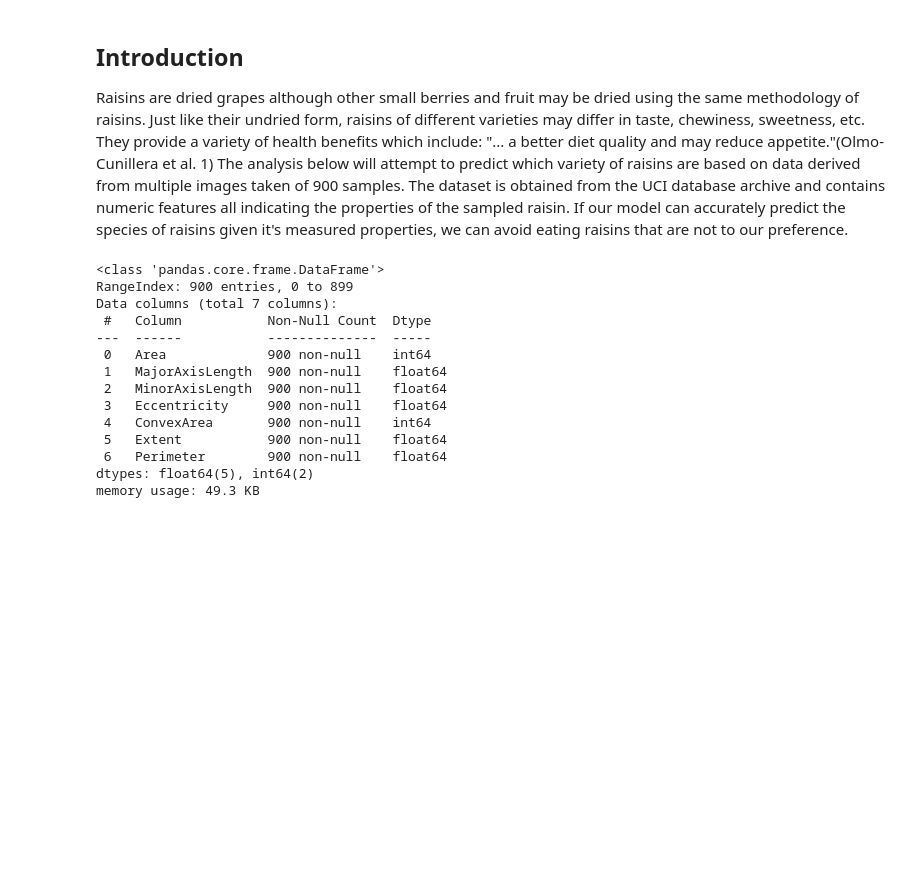
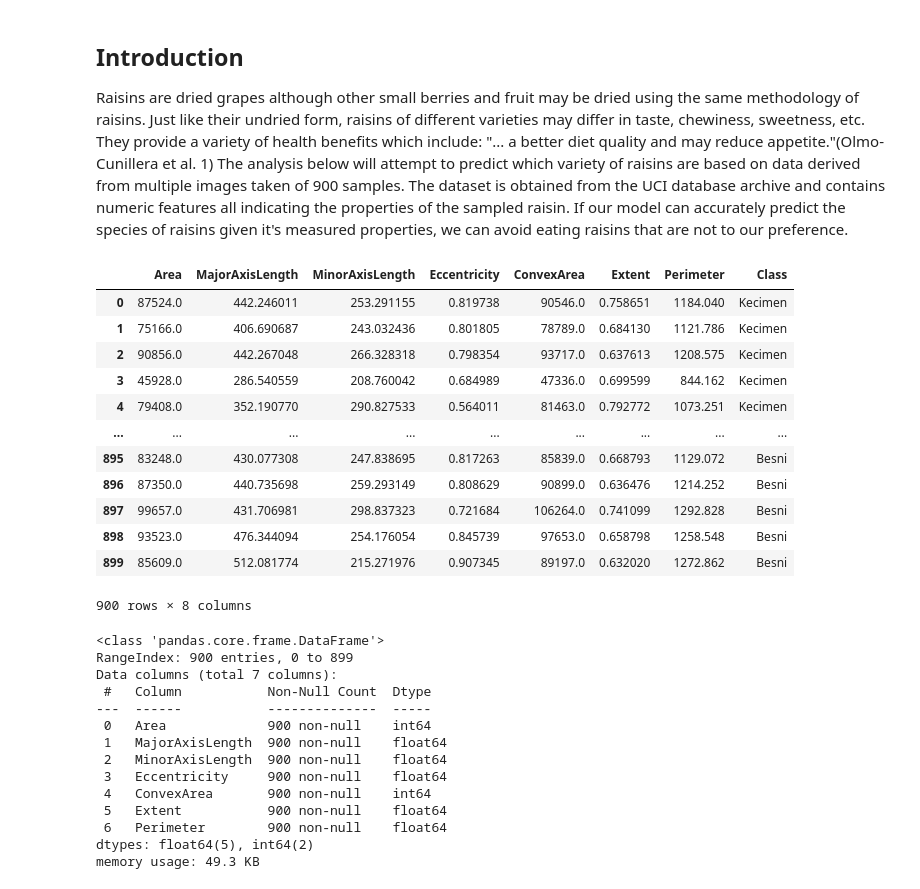
Before and after one commit to ybaher/raisin_classification, a Jupyter notebook: crazy_raisins.ipynb, the cells around one changed output. Saved outputs shown, nothing was run; the diff lists cells and outputs as text; code cells hidden in the pictures; blank space fills up the shorter version.

```diff
--- a/crazy_raisins.ipynb
+++ b/crazy_raisins.ipynb
@@ -23,6 +26,25 @@ import matplotlib.pyplot as plt
 
 
 raisin = fetch_ucirepo(id=850)
+# %%
+df = pd.concat([raisin.data.features, raisin.data.targets], axis=1)
+df["Area"] = df["Area"].astype(float)
+df["ConvexArea"] = df["ConvexArea"].astype(float)
+df
+# %% [output]
+|  | Area | MajorAxisLength | MinorAxisLength | Eccentricity | ConvexArea | Extent | Perimeter | Class |
+| 0 | 87524.0 | 442.246011 | 253.291155 | 0.819738 | 90546.0 | 0.758651 | 1184.040 | Kecimen |
+| 1 | 75166.0 | 406.690687 | 243.032436 | 0.801805 | 78789.0 | 0.684130 | 1121.786 | Kecimen |
+| 2 | 90856.0 | 442.267048 | 266.328318 | 0.798354 | 93717.0 | 0.637613 | 1208.575 | Kecimen |
+| 3 | 45928.0 | 286.540559 | 208.760042 | 0.684989 | 47336.0 | 0.699599 | 844.162 | Kecimen |
+| 4 | 79408.0 | 352.190770 | 290.827533 | 0.564011 | 81463.0 | 0.792772 | 1073.251 | Kecimen |
+| ... | ... | ... | ... | ... | ... | ... | ... | ... |
+| 895 | 83248.0 | 430.077308 | 247.838695 | 0.817263 | 85839.0 | 0.668793 | 1129.072 | Besni |
+| 896 | 87350.0 | 440.735698 | 259.293149 | 0.808629 | 90899.0 | 0.636476 | 1214.252 | Besni |
+| 897 | 99657.0 | 431.706981 | 298.837323 | 0.721684 | 106264.0 | 0.741099 | 1292.828 | Besni |
+| 898 | 93523.0 | 476.344094 | 254.176054 | 0.845739 | 97653.0 | 0.658798 | 1258.548 | Besni |
+| 899 | 85609.0 | 512.081774 | 215.271976 | 0.907345 | 89197.0 | 0.632020 | 1272.862 | Besni |
+900 rows × 8 columns
 # %%
 X = raisin.data.features     # the features (7 morphological measurements)
 y = raisin.data.targets      # the class labels (Kecimen vs Besni)
```
Also changed, not shown: parts of 6 cells of this notebook.
